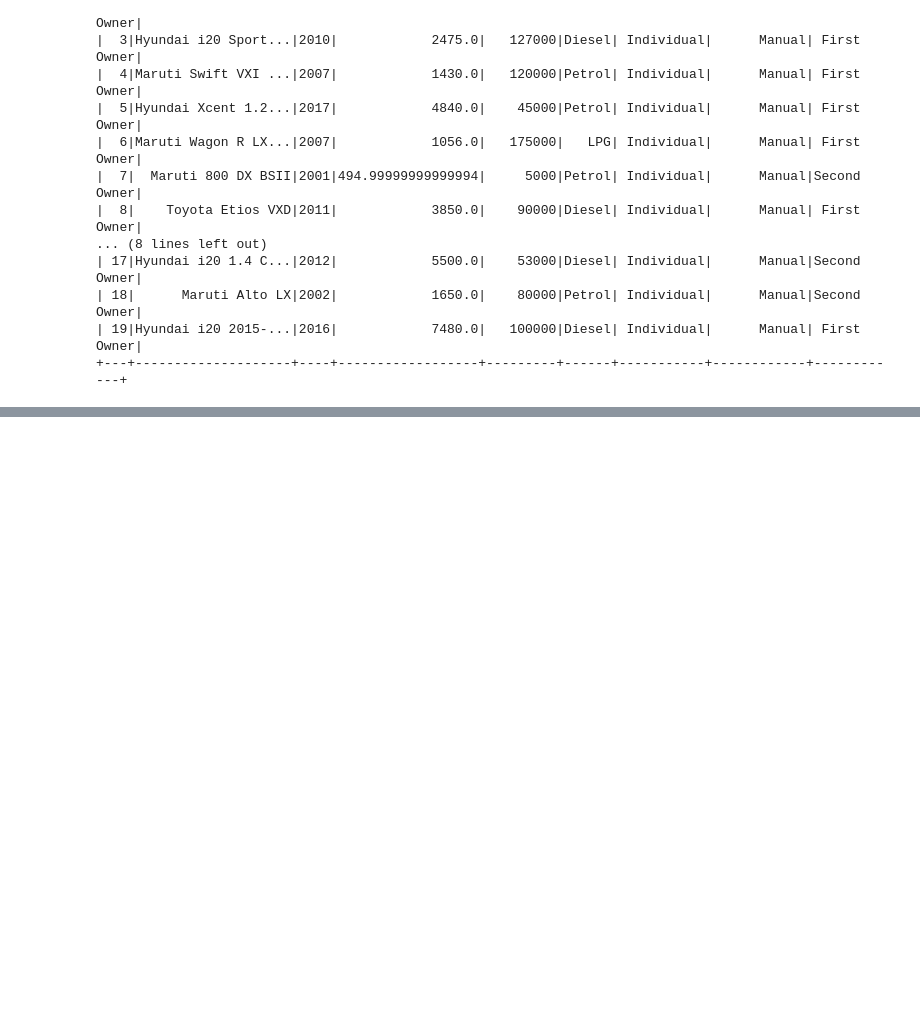
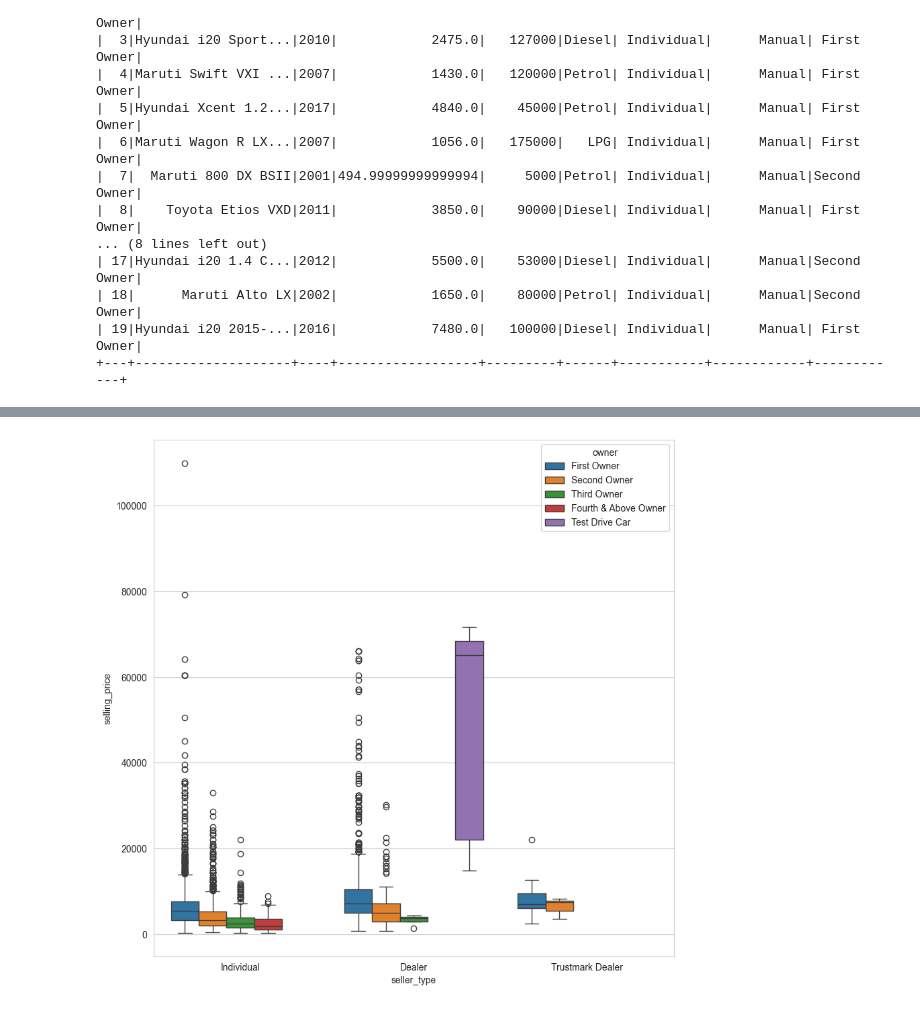
Before and after one commit to File500/Data_science_and_analysis, a Jupyter notebook: analysis/visual_analysis/car_price_and_sales_EDA.ipynb, the cells around one changed output, grey strips where cells are left out. Cells and saved outputs as stored; diff of their text form; code cells hidden in the pictures; blank space fills up the shorter version.

```diff
--- a/analysis/visual_analysis/car_price_and_sales_EDA.ipynb
+++ b/analysis/visual_analysis/car_price_and_sales_EDA.ipynb
@@ -79,0 +151,3 @@ filtered
+# %%
+filtered = sql_to_df('''select owner, seller_type, selling_price from price''')
+filtered
@@ -79,0 +168,6 @@ filtered
+# %%
+plt.figure(figsize=(10,10))
+sb.boxplot(data=filtered, x='seller_type', y='selling_price', hue='owner')
+plt.show()
+# %% [output]
+[figure, added]
```
Also changed, not shown: parts of 10 cells of this notebook.
